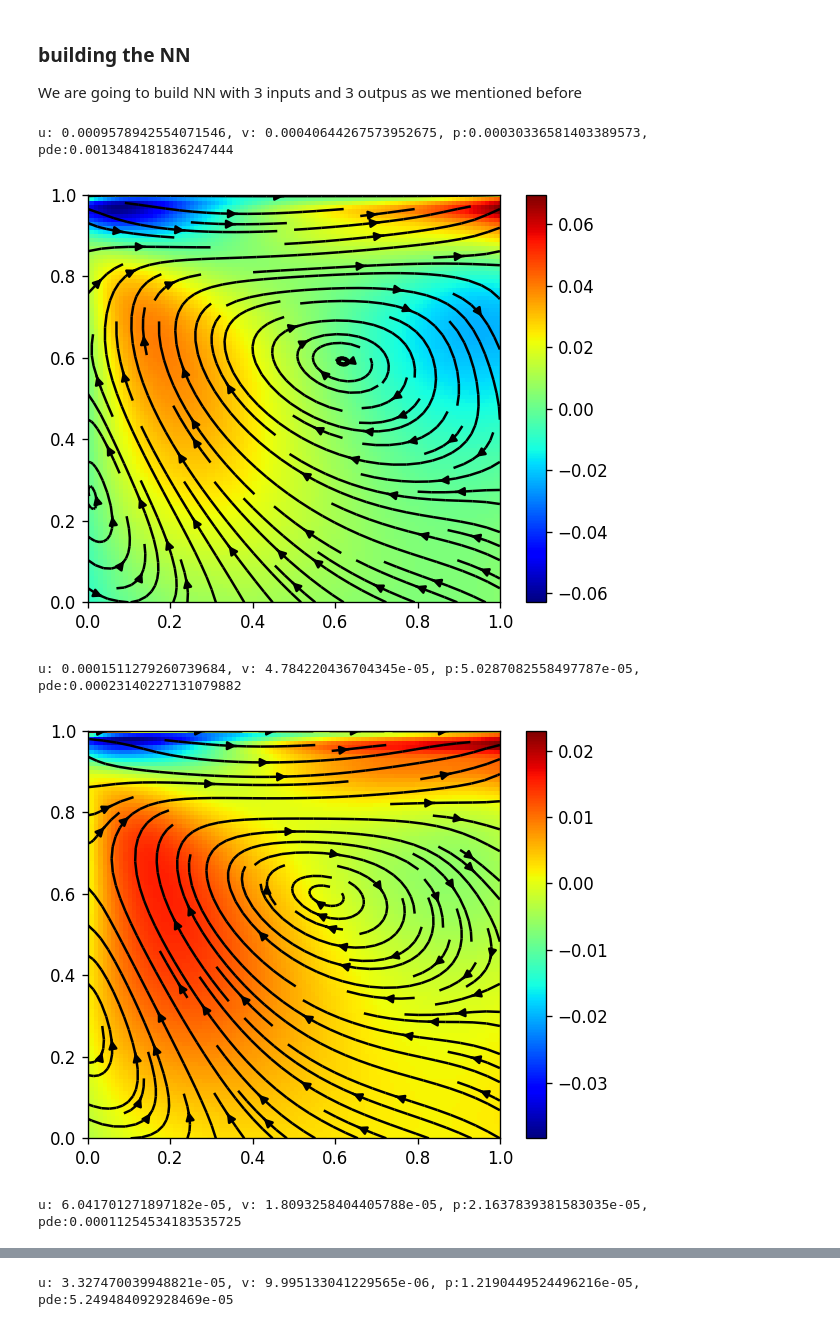
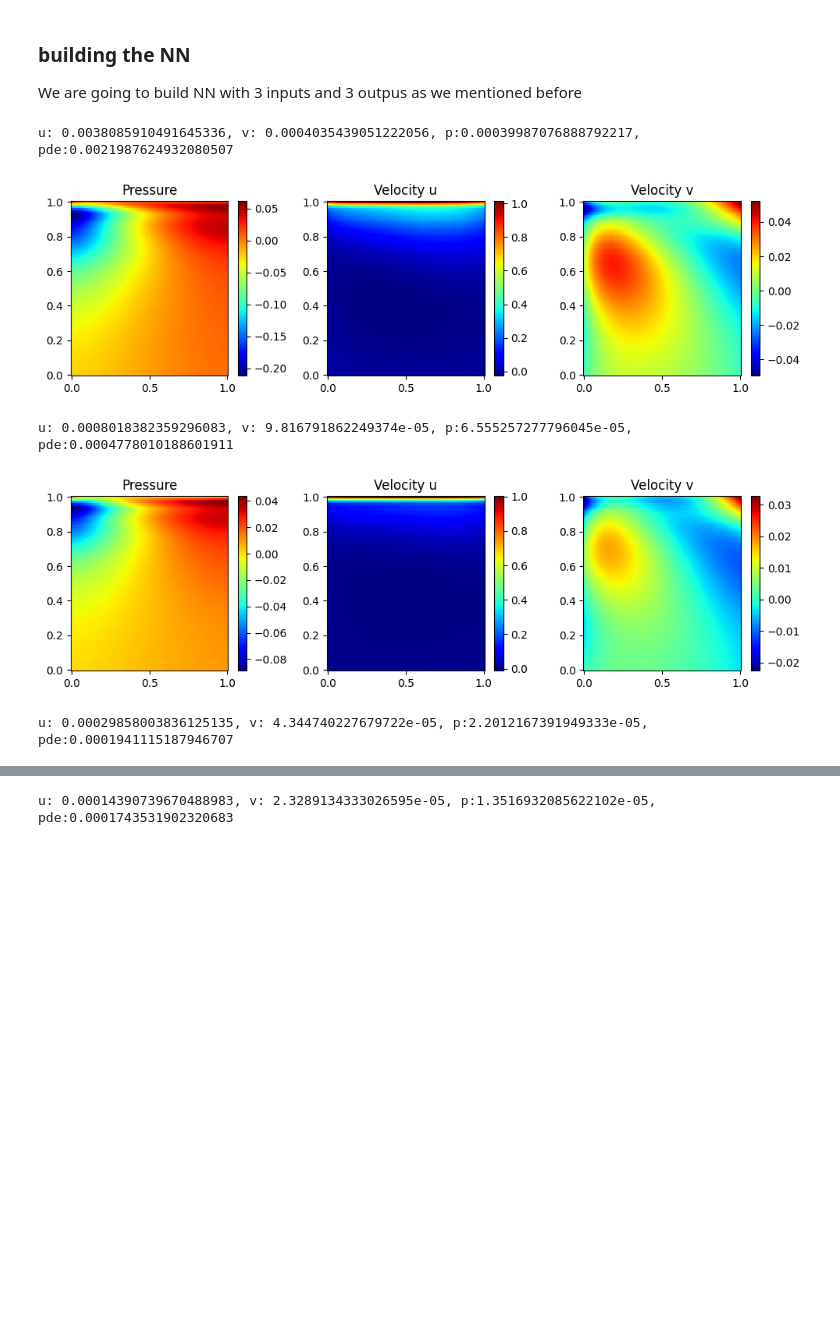
Before and after one commit to HashimAlSadah/PETE547_Project, a Jupyter notebook: PINN_demo/navier_stoke_pinn.ipynb, the cells around one changed output, grey strips where cells are left out. Cells and saved outputs as stored; diff of their text form; code cells hidden in the pictures; blank space fills up the shorter version.

Commit message:
Added feature to the plot function. Plus training

```diff
--- a/PINN_demo/navier_stoke_pinn.ipynb
+++ b/PINN_demo/navier_stoke_pinn.ipynb
@@ -79,7 +79,7 @@ device
 # %% [markdown]
 ##Function to plot the output of the PINN
 # %%
-def plot_final_t_step(pinn, t=t_f):
+def plot_final_t_step(pinn, t=t_f, vector_lines=True):
   #create test input data
   x_test = torch.linspace(x_0, x_f, 100).to(device)
   y_test = torch.linspace(y_0, y_f , 100).to(device)
@@ -97,13 +97,24 @@ def plot_final_t_step(pinn, t=t_f):
   p_test = p_test.squeeze().reshape(x_grid.shape).cpu().numpy()
 
   #plot the output
-  figure = plt.figure(figsize=(5, 4), tight_layout=True, dpi=120)
-  ax = figure.add_subplot(111)
-  ax.set_xlim(x_0, x_f)
-  ax.set_ylim(y_0, y_f)
-  colormap = ax.pcolormesh(x_grid, y_grid, v_test.T, cmap="jet", shading="auto")
-  figure.colorbar(colormap)
-  plt.streamplot(x_grid, y_grid, u_test.T, v_test.T, color="black")
+  if vector_lines:
+    figure = plt.figure(figsize=(5, 4), tight_layout=True, dpi=120)
+    ax = figure.add_subplot(111)
+    ax.set_xlim(x_0, x_f)
+    ax.set_ylim(y_0, y_f)
+    colormap = ax.pcolormesh(x_grid, y_grid, p_test.T, cmap="jet", shading="auto")
+    figure.colorbar(colormap)
+    plt.streamplot(x_grid, y_grid, u_test.T, v_test.T, color="black")
+
+  else:
+    figure, axs = plt.subplots(1, 3, figsize=(10, 3), tight_layout=True)
+    output = [100 * p_test.T, u_test.T, v_test.T]
+    title = ["Pressure", "Velocity u", "Velocity v"]
+    for i in range(len(axs)):
+      ax = axs[i]
+      ax.set_title(title[i])
+      colormap = ax.pcolormesh(x_grid, y_grid, output[i], cmap="jet", shading="auto")
+      figure.colorbar(colormap, ax=ax)
   plt.show()
 # %%
 def generate_data(x_num = 10, y_num=10, t_num=10):
@@ -185,9 +196,9 @@ def pde_loss(x, y, t, net, density=1.0, viscosity=0.1):
     v_t = torch.autograd.grad(v,t,torch.ones_like(v), create_graph=True)[0]
 
     p_x = torch.autograd.grad(p,x,torch.ones_like(p), create_graph=True)[0]
-    p_xx = torch.autograd.grad(p_x,x,torch.ones_like(p_x), create_graph=True)[0]
+    # p_xx = torch.autograd.grad(p_x,x,torch.ones_like(p_x), create_graph=True)[0]
     p_y = torch.autograd.grad(p,y,torch.ones_like(p), create_graph=True)[0]
-    p_yy = torch.autograd.grad(p_y,y,torch.ones_like(p_y), create_graph=True)[0]
+    # p_yy = torch.autograd.grad(p_y,y,torch.ones_like(p_y), create_graph=True)[0]
 
 
     # Compute PDE losses
@@ -223,7 +234,7 @@ iteration = []
 boundary_loss = []
 epochs = 40000
 
-pinn.trian()
+pinn.train()
 for epoch in range(1, epochs + 1):
     optimizer.zero_grad()
 
@@ -262,36 +273,36 @@ for epoch in range(1, epochs + 1):
     u_right_loss = torch.mean( u**2 )
     v_right_loss = torch.mean( v**2 )
     p_x = torch.autograd.grad(p, x_right, torch.ones_like(p), create_graph=True)[0]
     p_right_loss = torch.mean( p_x**2 )
     right_loss = u_right_loss + v_right_loss + p_right_loss
 
     #losses for each variable u, v, p
     u_loss = u_initial_loss + u_top_loss + u_left_loss + u_down_loss + u_right_loss
     v_loss = v_initial_loss + v_top_loss + v_left_loss + v_down_loss + v_right_loss
     p_loss = p_initial_loss + p_top_loss + p_left_loss + p_down_loss + p_right_loss
 
     # pde loss
     pde_losses, losses_added = pde_loss(x = x_physics, y = y_physics, t = t_physics, net = pinn  )
     # pde_loss0 = mse_cost_function(losses_added, torch.zeros((examples_num,1)))
     loss = losses_added +  u_loss + v_loss +  p_loss
 
     # back propagation
     loss.backward()
     optimizer.step()
     total_losses.append(loss.detach())
     # if epoch % 1000 == 0:
     #     total_losses.append(loss.detach())
     #     print(total_losses[-1])
 
     if epoch % 10000 == 0:
       pinn.eval()
       print(f"u: {u_loss.item()}, v: {v_loss.item()}, p:{p_loss.item()}, pde:{losses_added.item()}")
       with torch.inference_mode():
-        plot_final_t_step(pinn)
+        plot_final_t_step(pinn, vector_lines=False)
       pinn.train()
 # %% [output]
-u: 0.0009578942554071546, v: 0.00040644267573952675, p:0.00030336581403389573, pde:0.0013484181836247444
+u: 0.0038085910491645336, v: 0.0004035439051222056, p:0.00039987076888792217, pde:0.0021987624932080507
-[figure, old version]
+[figure, new version]
-u: 0.0001511279260739684, v: 4.784220436704345e-05, p:5.0287082558497787e-05, pde:0.00023140227131079882
+u: 0.0008018382359296083, v: 9.816791862249374e-05, p:6.555257277796045e-05, pde:0.0004778010188601911
-[figure, old version]
+[figure, new version]
-u: 6.041701271897182e-05, v: 1.8093258404405788e-05, p:2.1637839381583035e-05, pde:0.00011254534183535725
+u: 0.00029858003836125135, v: 4.344740227679722e-05, p:2.2012167391949333e-05, pde:0.0001941115187946707
@@ -299 +310 @@ u: 6.041701271897182e-05, v: 1.8093258404405788e-05, p:2.1637839381583035e-05, p
-u: 3.327470039948821e-05, v: 9.995133041229565e-06, p:1.2190449524496216e-05, pde:5.249484092928469e-05
+u: 0.00014390739670488983, v: 2.3289134333026595e-05, p:1.3516932085622102e-05, pde:0.0001743531902320683
```
Also changed, not shown: parts of 1 cell of this notebook.
